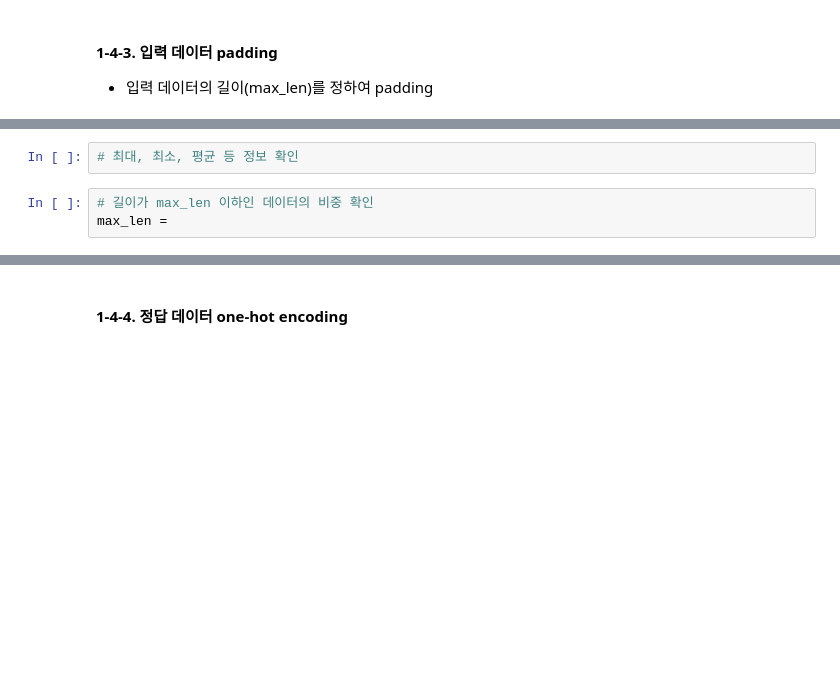
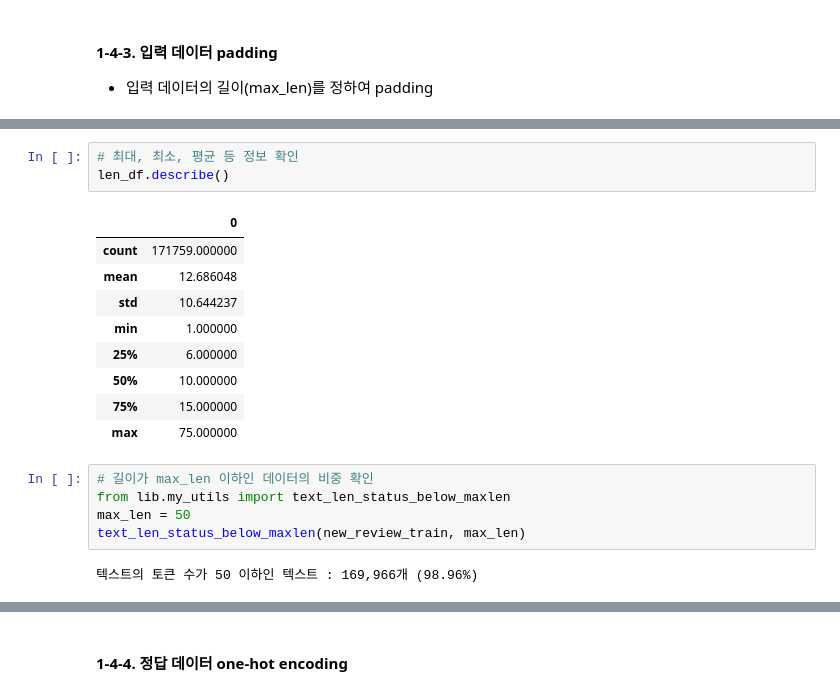
Before and after one commit to PlantJelly/Lecture_AIService26, a Jupyter notebook: 인공지능서비스개발_09_순환신경망기반감성분석_네이버영화리뷰_실습.ipynb, the cells around one changed output, grey strips where cells are left out. Cells and saved outputs as stored; diff of their text form; blank space fills up the shorter version.

```diff
--- a/인공지능서비스개발_09_순환신경망기반감성분석_네이버영화리뷰_실습.ipynb
+++ b/인공지능서비스개발_09_순환신경망기반감성분석_네이버영화리뷰_실습.ipynb
@@ -235,7 +333,22 @@ for test in tqdm(test_list):
 # %%
 # 최대, 최소, 평균 등 정보 확인
+len_df.describe()
+# %% [output]
+|  | 0 |
+| count | 171759.000000 |
+| mean | 12.686048 |
+| std | 10.644237 |
+| min | 1.000000 |
+| 25% | 6.000000 |
+| 50% | 10.000000 |
+| 75% | 15.000000 |
+| max | 75.000000 |
 # %%
 # 길이가 max_len 이하인 데이터의 비중 확인
-max_len =
+from lib.my_utils import text_len_status_below_maxlen
+max_len = 50
+text_len_status_below_maxlen(new_review_train, max_len)
+# %% [output]
+텍스트의 토큰 수가 50 이하인 텍스트 : 169,966개 (98.96%)
 # %%
 # max_len 길이로 입력 데이터 padding
```
Also changed, not shown: parts of 27 cells of this notebook, 2 other files.
